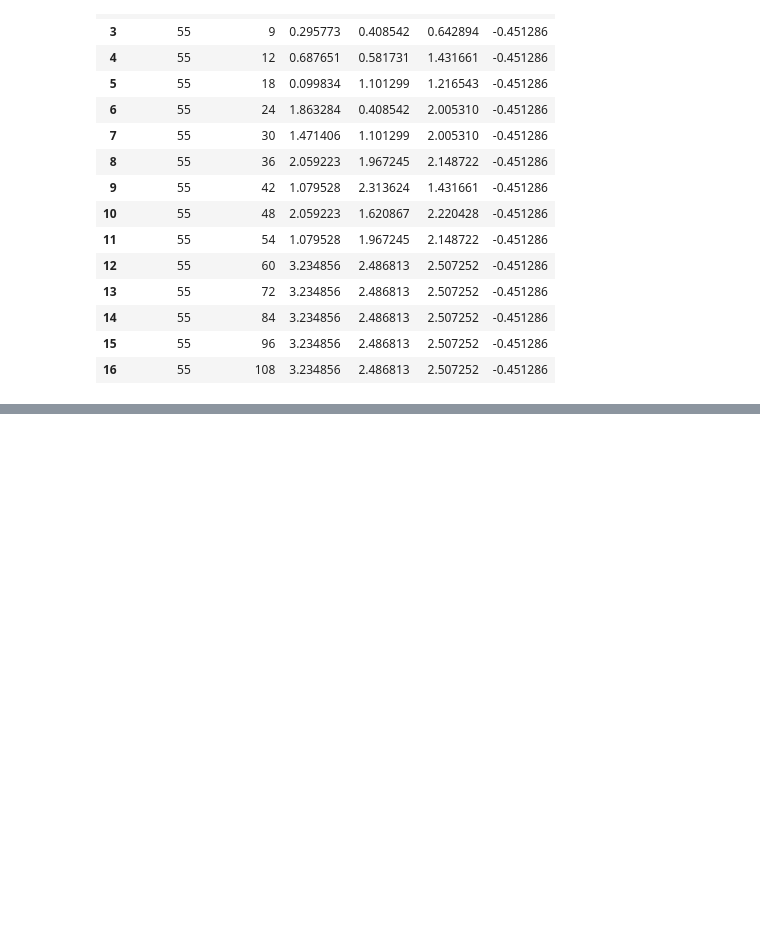
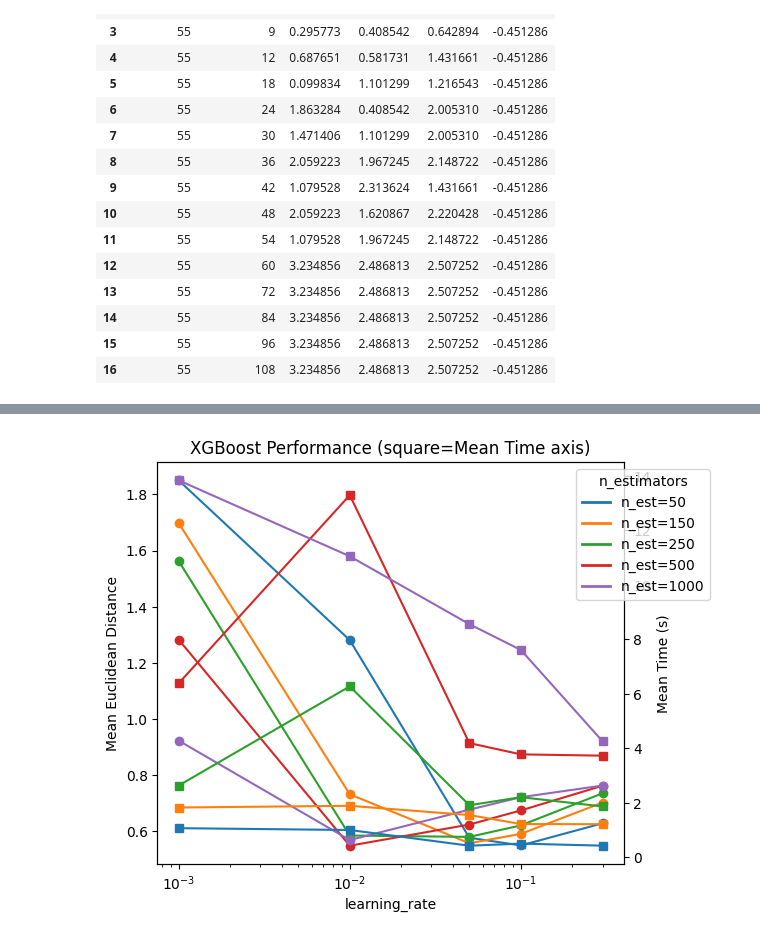
Before and after one commit to Nolasaurus/kaggle-amp-parkinsons, a Jupyter notebook: predict_future_UPDRS.ipynb, the cells around one changed output, grey strips where cells are left out. Drawn from its saved outputs; the diff is of its cells as text; code cells hidden in the pictures; blank space fills up the shorter version.

Commit message:
tuned regression and xgboost predictors

```diff
--- a/predict_future_UPDRS.ipynb
+++ b/predict_future_UPDRS.ipynb
@@ -55,0 +414,45 @@ patient_data[55]
+# %%
+import matplotlib.pyplot as plt
+import matplotlib.colors as mcolors
+from matplotlib.lines import Line2D
+
+# Extract mean distances and mean times from the results
+mean_distances = []
+mean_times = []
+for i, lr in enumerate(learning_rates):
+    temp_distances = []
+    temp_times = []
+    for j, n_est in enumerate(n_estimators):
+        mean_distance, mean_time = results[i][j]
+        temp_distances.append(mean_distance)
+        temp_times.append(mean_time)
+    mean_distances.append(temp_distances)
+    mean_times.append(temp_times)
+
+# Create the plot
+fig, ax1 = plt.subplots()
+
+ax1.set_xlabel('learning_rate')
+ax1.set_ylabel('Mean Euclidean Distance')
+
+colors = list(mcolors.TABLEAU_COLORS.values())  # Use tableau colors for better visualization
+
+for j, n_est in enumerate(n_estimators):
+    ax1.semilogx(learning_rates, [mean_distances[i][j] for i in range(len(learning_rates))], '-o', color=colors[j])
+ax1.tick_params(axis='y')
+
+ax2 = ax1.twinx()
+
+ax2.set_ylabel('Mean Time (s)')
+for j, n_est in enumerate(n_estimators):
+    ax2.plot(learning_rates, [mean_times[i][j] for i in range(len(learning_rates))], '-s', color=colors[j])  # Use square markers
+ax2.tick_params(axis='y')
+
+# Create a custom legend with only n_est values and corresponding colors
+legend_elements = [Line2D([0], [0], color=colors[j], lw=2, label=f'n_est={n_est}') for j, n_est in enumerate(n_estimators)]
+plt.legend(handles=legend_elements, title="n_estimators", bbox_to_anchor=(1.2, 1))
+fig.tight_layout()
+plt.title('XGBoost Performance (square=Mean Time axis)')
+plt.show()
+# %% [output]
+[figure, added]
```
Also changed, not shown: parts of 25 cells of this notebook, 31 other files.
